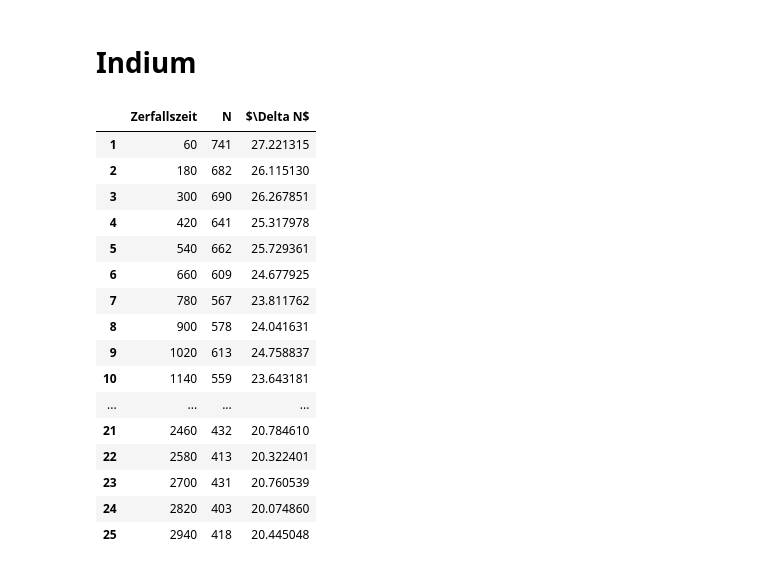
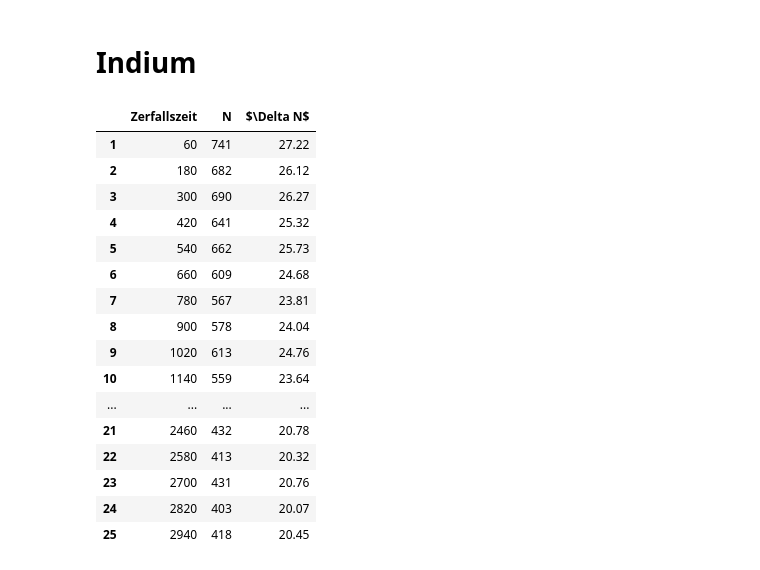
Before and after one commit to Tafiir/Jupyter-Notebooks, a Jupyter notebook: pap2_2/252.ipynb, the cells around one changed output. Saved outputs shown, nothing was run; the diff lists cells and outputs as text; code cells hidden in the pictures.

```diff
--- a/pap2_2/252.ipynb
+++ b/pap2_2/252.ipynb
@@ -169,27 +177,27 @@ display_valtable([
 # %%
 dataIn = pd.concat([pd.Series(arange(1,26)*120-60, index=range(1,26)),
                     pd.read_csv("252\\InKT.dat", sep="\t", header=None, index_col=0)], axis=1)
 dataIn.columns = ['Zerfallszeit','N']
 dataIn["$\Delta N$"] = sqrt(dataIn['N'])
-display(dataIn)
+display(dataIn.round(2))
 # %% [output]
 |  | Zerfallszeit | N | $\Delta N$ |
-| 1 | 60 | 741 | 27.221315 |
-| 2 | 180 | 682 | 26.115130 |
-| 3 | 300 | 690 | 26.267851 |
-| 4 | 420 | 641 | 25.317978 |
-| 5 | 540 | 662 | 25.729361 |
-| 6 | 660 | 609 | 24.677925 |
-| 7 | 780 | 567 | 23.811762 |
-| 8 | 900 | 578 | 24.041631 |
-| 9 | 1020 | 613 | 24.758837 |
-| 10 | 1140 | 559 | 23.643181 |
+| 1 | 60 | 741 | 27.22 |
+| 2 | 180 | 682 | 26.12 |
+| 3 | 300 | 690 | 26.27 |
+| 4 | 420 | 641 | 25.32 |
+| 5 | 540 | 662 | 25.73 |
+| 6 | 660 | 609 | 24.68 |
+| 7 | 780 | 567 | 23.81 |
+| 8 | 900 | 578 | 24.04 |
+| 9 | 1020 | 613 | 24.76 |
+| 10 | 1140 | 559 | 23.64 |
 | ... | ... | ... | ... |
-| 21 | 2460 | 432 | 20.784610 |
-| 22 | 2580 | 413 | 20.322401 |
-| 23 | 2700 | 431 | 20.760539 |
-| 24 | 2820 | 403 | 20.074860 |
-| 25 | 2940 | 418 | 20.445048 |
+| 21 | 2460 | 432 | 20.78 |
+| 22 | 2580 | 413 | 20.32 |
+| 23 | 2700 | 431 | 20.76 |
+| 24 | 2820 | 403 | 20.07 |
+| 25 | 2940 | 418 | 20.45 |
 # %%
 exp1 = []
 popt = [0,0,0]
```
Also changed, not shown: parts of 3 cells of this notebook, 2 other files.
